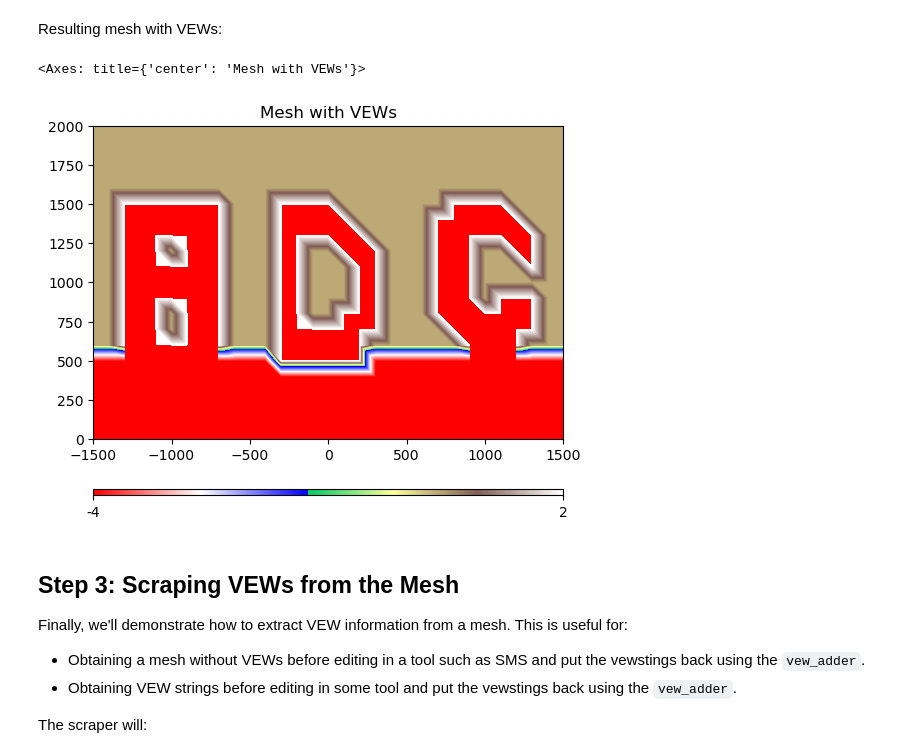
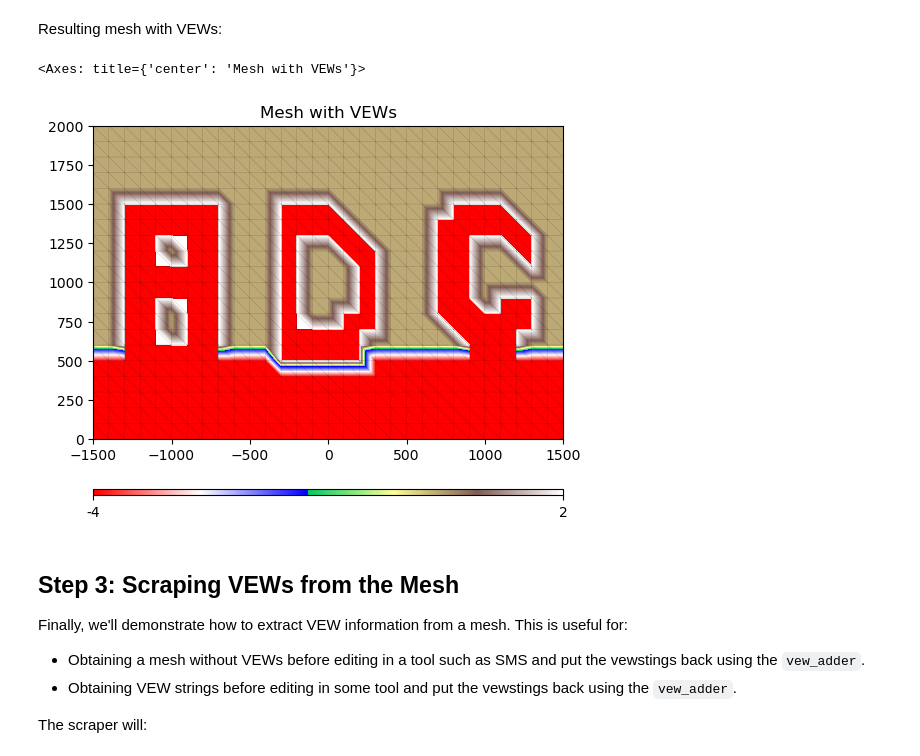
Before and after one commit to shinbunya/vewutils, a Jupyter notebook: examples/vewprocessing/example.ipynb, the cells around one changed output. Drawn from its saved outputs; the diff is of its cells as text; code cells hidden in the pictures.

```diff
--- a/examples/vewprocessing/example.ipynb
+++ b/examples/vewprocessing/example.ipynb
@@ -132,12 +133,13 @@ Resulting mesh with VEWs:
 # %%
 # Read and plot the mesh with VEWs
 from adcircpy import AdcircMesh
 
 mesh = AdcircMesh.open('output/mesh_with_vews.14')
-mesh.make_plot(title='Mesh with VEWs', topobathy=True, vmin=-4, vmax=2)
+axes = mesh.make_plot(title='Mesh with VEWs', topobathy=True, vmin=-4, vmax=2)
+mesh.triplot(axes=axes)
 # %% [output]
 <Axes: title={'center': 'Mesh with VEWs'}>
-[figure, old version]
+[figure, new version]
 # %% [markdown]
 ## Step 3: Scraping VEWs from the Mesh
 
```
Also changed, not shown: parts of 2 cells of this notebook.
